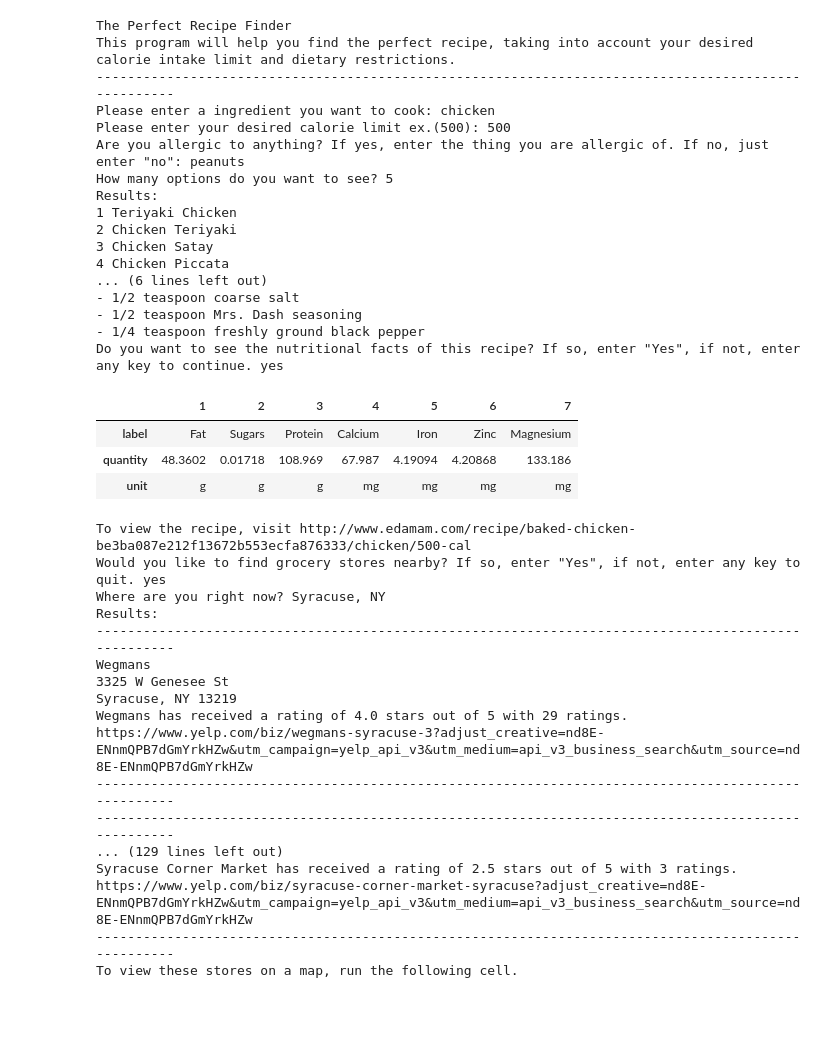
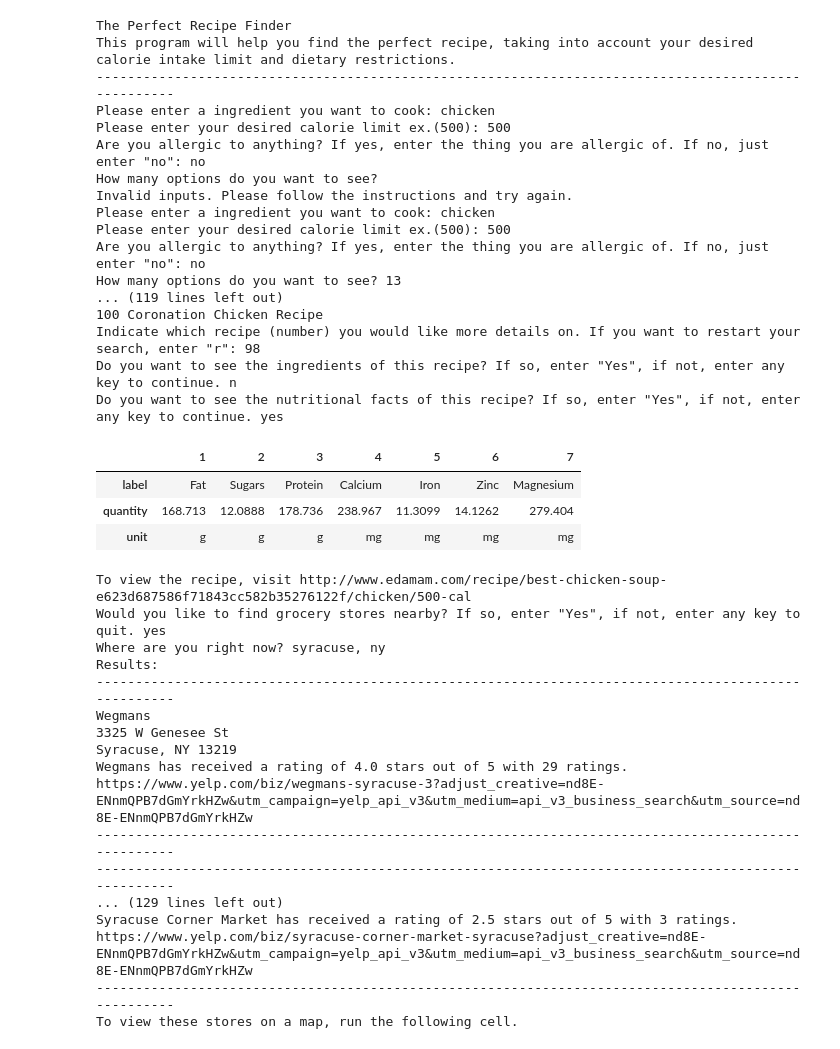
Before and after one commit to kcheun06-su/IST-256-Project-S18-Group-24, a Jupyter notebook: Final Program - Perfect Recipe Finder.ipynb, the cells around one changed output. Cells and saved outputs as stored; diff of their text form; code cells hidden in the pictures; blank space fills up the shorter version.

```diff
--- a/Final Program - Perfect Recipe Finder.ipynb
+++ b/Final Program - Perfect Recipe Finder.ipynb
@@ -96,8 +96,8 @@ while True:
                 print('-' * 100) ## A cutting line so the reslut will be more clear
                 for ingredient in results['hits'][int(recipe_choice)-1]['recipe']['ingredientLines']:
                     print("- %s" % ingredient)
-            else: ##if the user choose "no"
-                continue
+            else:
+                pass ## move onto next line
     except ValueError: ## if the user input something other than integer
         print("Please enter an integer or 'r'. ")
 
@@ -123,11 +123,11 @@ while True:
             nutrition_df = pd.DataFrame(nutrition_dict) ## create the dataframe
             nutrition_df = nutrition_df[['1','2','3','4','5','6','7']]
             display(nutrition_df)
-        except KeyError: ##if the ingredients the user chosen don't contain the common nutrients factor we sorted
+        except KeyError: ## if the ingredients the user chosen don't contain the common nutrients factor we sorted
             print("We do not have sufficient nutritional facts to show you. Restarting...")
             continue
-    else: ## if the user input "no"
-        pass
+    else:
+        pass ## move on to next line
     print("To view the recipe, visit %s" % results['hits'][int(recipe_choice)-1]['recipe']['shareAs'])
     ## print the recipe straight out
 
@@ -140,49 +140,49 @@ while True:
     else: ## when the user entered "yes"
         user_location = input("Where are you right now? ")
 
         data = nearbygrocerystores(user_location) ## define where the user is located
 
         grocery_stores = data['businesses'] ## pull out the list of businesses in the data
         print("Results: ")
 
         for grocery_store in grocery_stores: ## for loop to see nearby grocery
             print('-'*100) ## cutting line to make the outcome clear
             name = grocery_store['name']
             print(name)
             for line in grocery_store['location']['display_address']:
                 print(line)
             print("%s has received a rating of %.1f stars out of 5 with %d ratings."
                   % (name, grocery_store['rating'], grocery_store['review_count']))
             yelp_url = grocery_store['url']
             print(yelp_url)
             print('-'*100)
         print("To view these stores on a map, run the following cell.")
         break
 # %% [output]
 The Perfect Recipe Finder
 This program will help you find the perfect recipe, taking into account your desired calorie intake limit and dietary restrictions.
 ----------------------------------------------------------------------------------------------------
 Please enter a ingredient you want to cook: chicken
 Please enter your desired calorie limit ex.(500): 500
-Are you allergic to anything? If yes, enter the thing you are allergic of. If no, just enter "no": peanuts
-How many options do you want to see? 5
-Results:
-1 Teriyaki Chicken
-2 Chicken Teriyaki
-3 Chicken Satay
-4 Chicken Piccata
-... (6 lines left out)
-- 1/2 teaspoon coarse salt
-- 1/2 teaspoon Mrs. Dash seasoning
-- 1/4 teaspoon freshly ground black pepper
+Are you allergic to anything? If yes, enter the thing you are allergic of. If no, just enter "no": no
+How many options do you want to see?
+Invalid inputs. Please follow the instructions and try again.
+Please enter a ingredient you want to cook: chicken
+Please enter your desired calorie limit ex.(500): 500
+Are you allergic to anything? If yes, enter the thing you are allergic of. If no, just enter "no": no
+How many options do you want to see? 13
+... (119 lines left out)
+100 Coronation Chicken Recipe
+Indicate which recipe (number) you would like more details on. If you want to restart your search, enter "r": 98
+Do you want to see the ingredients of this recipe? If so, enter "Yes", if not, enter any key to continue. n
 Do you want to see the nutritional facts of this recipe? If so, enter "Yes", if not, enter any key to continue. yes
 |  | 1 | 2 | 3 | 4 | 5 | 6 | 7 |
 | label | Fat | Sugars | Protein | Calcium | Iron | Zinc | Magnesium |
-| quantity | 48.3602 | 0.01718 | 108.969 | 67.987 | 4.19094 | 4.20868 | 133.186 |
+| quantity | 168.713 | 12.0888 | 178.736 | 238.967 | 11.3099 | 14.1262 | 279.404 |
 | unit | g | g | g | mg | mg | mg | mg |
-To view the recipe, visit http://www.edamam.com/recipe/baked-chicken-be3ba087e212f13672b553ecfa876333/chicken/500-cal
+To view the recipe, visit http://www.edamam.com/recipe/best-chicken-soup-e623d687586f71843cc582b35276122f/chicken/500-cal
 Would you like to find grocery stores nearby? If so, enter "Yes", if not, enter any key to quit. yes
-Where are you right now? Syracuse, NY
+Where are you right now? syracuse, ny
 Results:
 ----------------------------------------------------------------------------------------------------
 Wegmans
```
Also changed, not shown: parts of 1 cell of this notebook.
